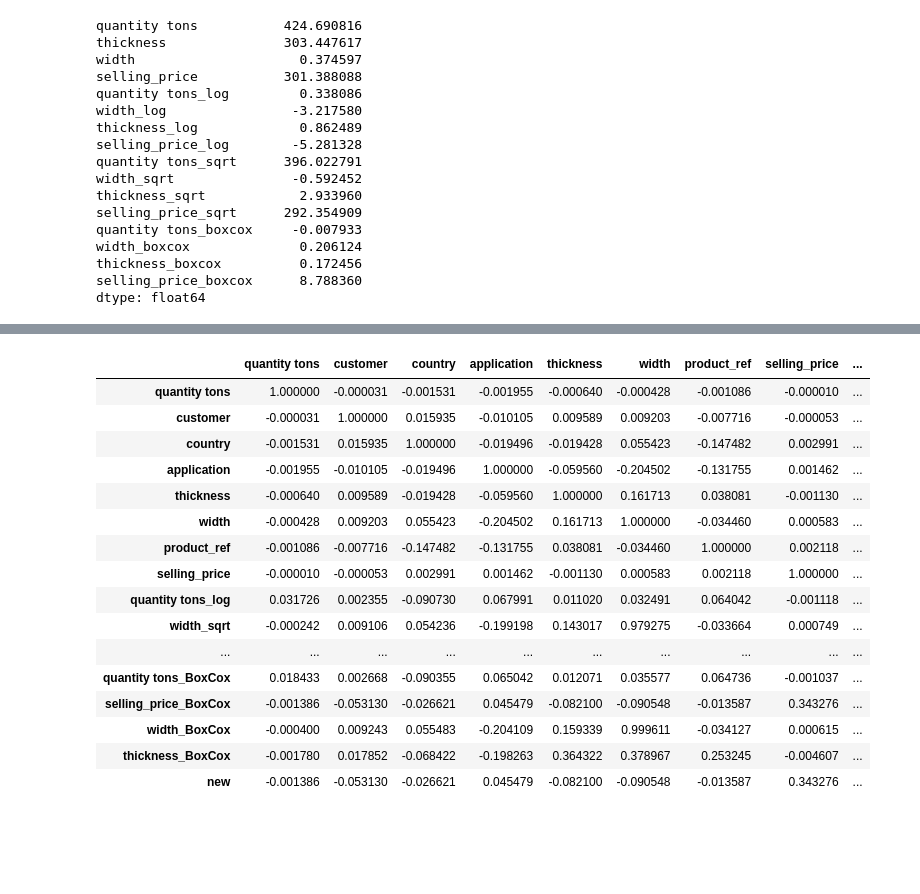
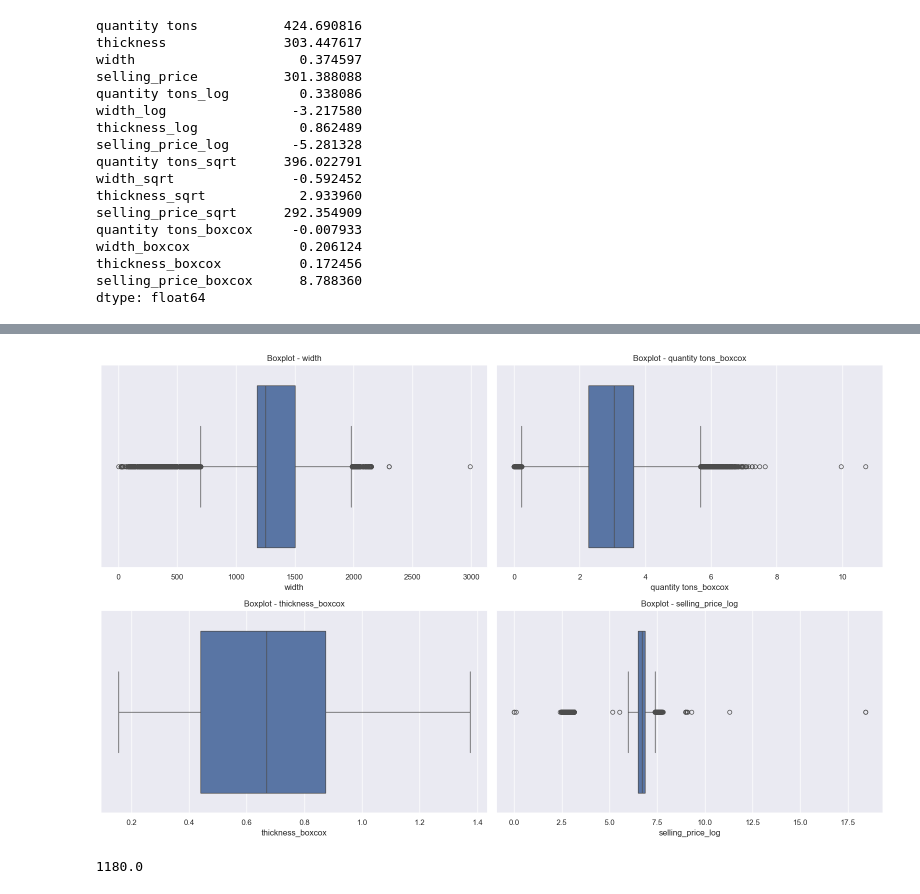
Before and after one commit to Prakash-Kani/Industrial-Copper-Modeling, a Jupyter notebook: Industrial_Dataset_EDA.ipynb, the cells around one changed output, grey strips where cells are left out. Saved outputs shown, nothing was run; the diff lists cells and outputs as text; code cells hidden in the pictures; blank space fills up the shorter version.

```diff
--- a/Industrial_Dataset_EDA.ipynb
+++ b/Industrial_Dataset_EDA.ipynb
@@ -554,5 +600,0 @@ Index(['item_date', 'quantity tons', 'customer', 'country', 'status',
-# %%
-from sklearn.preprocessing import PowerTransformer
-copper_data['new'] = PowerTransformer('box-cox').fit_transform(copper_data[['selling_price']])
-
-skewness_plot(copper_data, 'new')
@@ -580,20 +601,34 @@ Name: selling_price_PT, Length: 181637, dtype: float64
-# %%
-copper_data[[i for i in copper_data.columns if copper_data[i].dtype != 'object']].corr()
-# %% [output]
-|  | quantity tons | customer | country | application | thickness | width | product_ref | selling_price | ... |
-| quantity tons | 1.000000 | -0.000031 | -0.001531 | -0.001955 | -0.000640 | -0.000428 | -0.001086 | -0.000010 | ... |
-| customer | -0.000031 | 1.000000 | 0.015935 | -0.010105 | 0.009589 | 0.009203 | -0.007716 | -0.000053 | ... |
-| country | -0.001531 | 0.015935 | 1.000000 | -0.019496 | -0.019428 | 0.055423 | -0.147482 | 0.002991 | ... |
-| application | -0.001955 | -0.010105 | -0.019496 | 1.000000 | -0.059560 | -0.204502 | -0.131755 | 0.001462 | ... |
-| thickness | -0.000640 | 0.009589 | -0.019428 | -0.059560 | 1.000000 | 0.161713 | 0.038081 | -0.001130 | ... |
-| width | -0.000428 | 0.009203 | 0.055423 | -0.204502 | 0.161713 | 1.000000 | -0.034460 | 0.000583 | ... |
-| product_ref | -0.001086 | -0.007716 | -0.147482 | -0.131755 | 0.038081 | -0.034460 | 1.000000 | 0.002118 | ... |
-| selling_price | -0.000010 | -0.000053 | 0.002991 | 0.001462 | -0.001130 | 0.000583 | 0.002118 | 1.000000 | ... |
-| quantity tons_log | 0.031726 | 0.002355 | -0.090730 | 0.067991 | 0.011020 | 0.032491 | 0.064042 | -0.001118 | ... |
-| width_sqrt | -0.000242 | 0.009106 | 0.054236 | -0.199198 | 0.143017 | 0.979275 | -0.033664 | 0.000749 | ... |
-| ... | ... | ... | ... | ... | ... | ... | ... | ... | ... |
-| quantity tons_BoxCox | 0.018433 | 0.002668 | -0.090355 | 0.065042 | 0.012071 | 0.035577 | 0.064736 | -0.001037 | ... |
-| selling_price_BoxCox | -0.001386 | -0.053130 | -0.026621 | 0.045479 | -0.082100 | -0.090548 | -0.013587 | 0.343276 | ... |
-| width_BoxCox | -0.000400 | 0.009243 | 0.055483 | -0.204109 | 0.159339 | 0.999611 | -0.034127 | 0.000615 | ... |
-| thickness_BoxCox | -0.001780 | 0.017852 | -0.068422 | -0.198263 | 0.364322 | 0.378967 | 0.253245 | -0.004607 | ... |
-| new | -0.001386 | -0.053130 | -0.026621 | 0.045479 | -0.082100 | -0.090548 | -0.013587 | 0.343276 | ... |
+# %%
+
+def outlier_plot(copper_data):
+
+    plt.figure(figsize=(16, 10))
+
+    plt.subplot(2, 2, 1)
+    sns.boxplot(x='width', data=copper_data)
+    plt.title('Boxplot - width')
+
+    plt.subplot(2, 2, 2)
+    sns.boxplot(x='quantity tons_boxcox', data=copper_data)
+    plt.title('Boxplot - quantity tons_boxcox')
+
+    plt.subplot(2, 2, 3)
+    sns.boxplot(x='thickness_boxcox', data=copper_data)
+    plt.title('Boxplot - '+ 'thickness_boxcox')
+
+    plt.subplot(2, 2, 4)
+    sns.boxplot(x='selling_price_log', data=copper_data)
+    plt.title('Boxplot - '+ 'selling_price_log')
+    plt.tight_layout()
+
+    return plt.show()
+# %%
+outlier_plot(copper_data)
+# %% [output]
+[figure, added]
+# %%
+df = copper_data.copy()
+
+df['width'].quantile(0.25)
+# %% [output]
+1180.0
```
Also changed, not shown: parts of 20 cells of this notebook.
